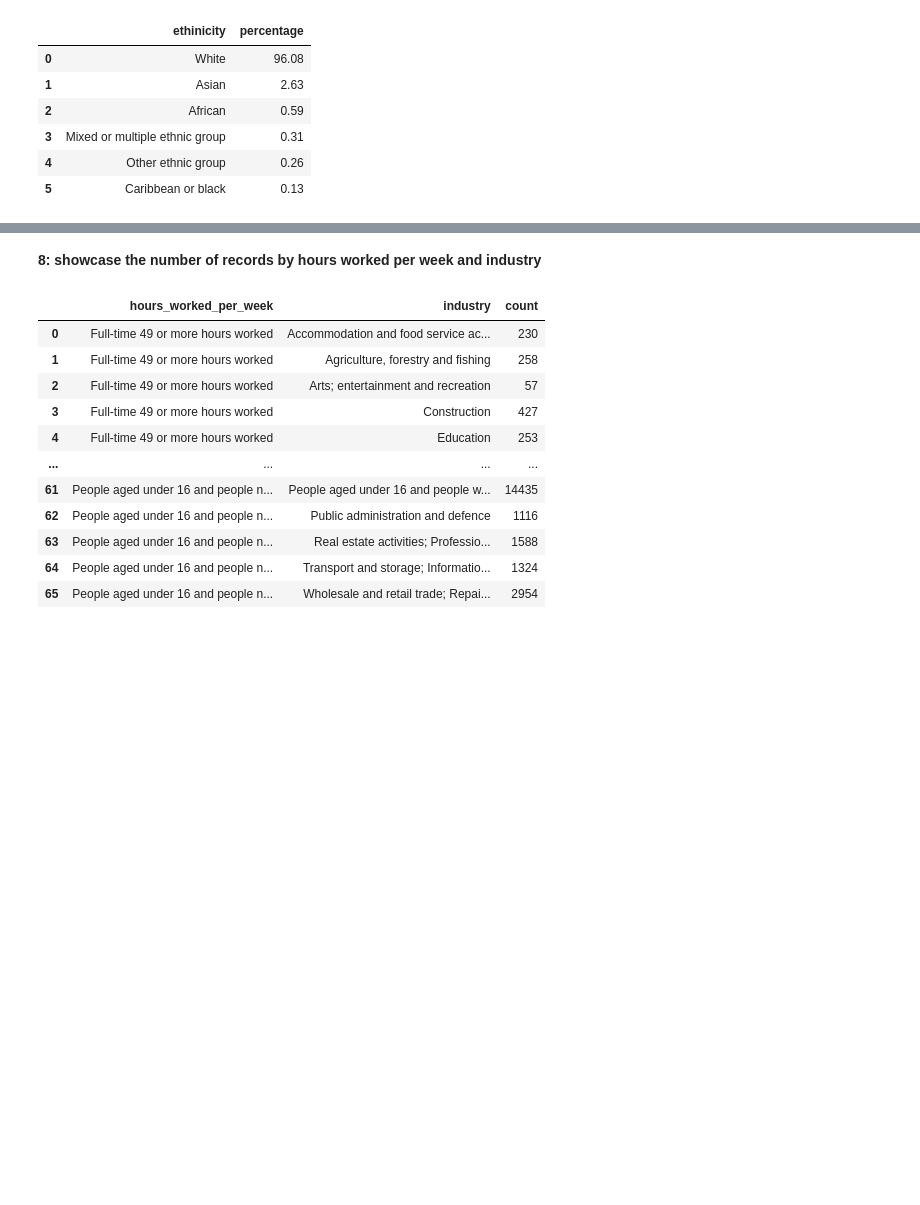
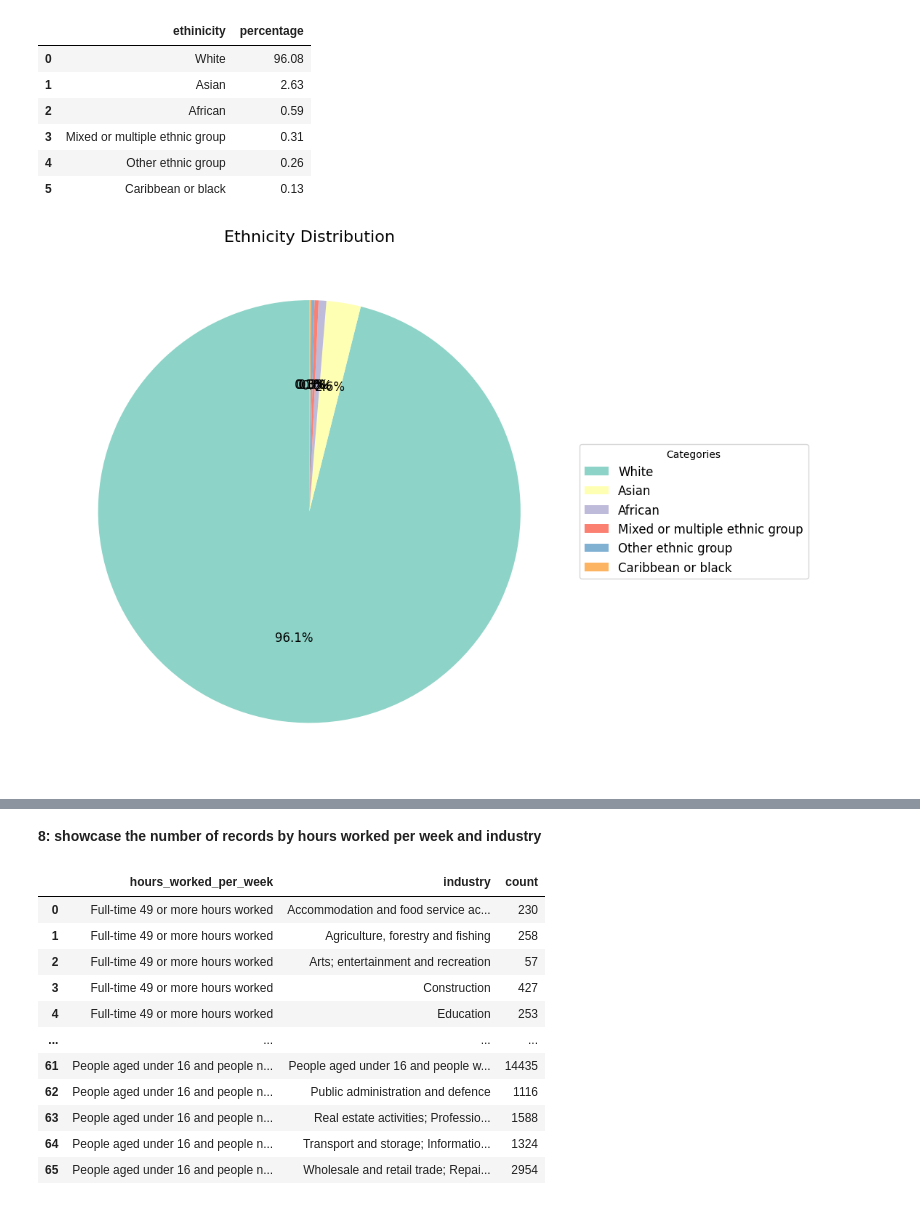
Before and after one commit to Weltschmerz7/CS5002_P3, a Jupyter notebook: notebooks/CS5002_P3_200013825.ipynb, the cells around one changed output, grey strips where cells are left out. Cells and saved outputs as stored; diff of their text form; code cells hidden in the pictures; blank space fills up the shorter version.

```diff
--- a/notebooks/CS5002_P3_200013825.ipynb
+++ b/notebooks/CS5002_P3_200013825.ipynb
@@ -232,3 +265,7 @@ resutlts_df_7
 | 3 | Mixed or multiple ethnic group | 0.31 |
 | 4 | Other ethnic group | 0.26 |
 | 5 | Caribbean or black | 0.13 |
+# %%
+get_pie(resutlts_df_7, labels_col = 'ethinicity', values_col = 'percentage', title = 'Ethnicity Distribution')
+# %% [output]
+[figure, added]
```
Also changed, not shown: parts of 11 cells of this notebook, 2 other files.
